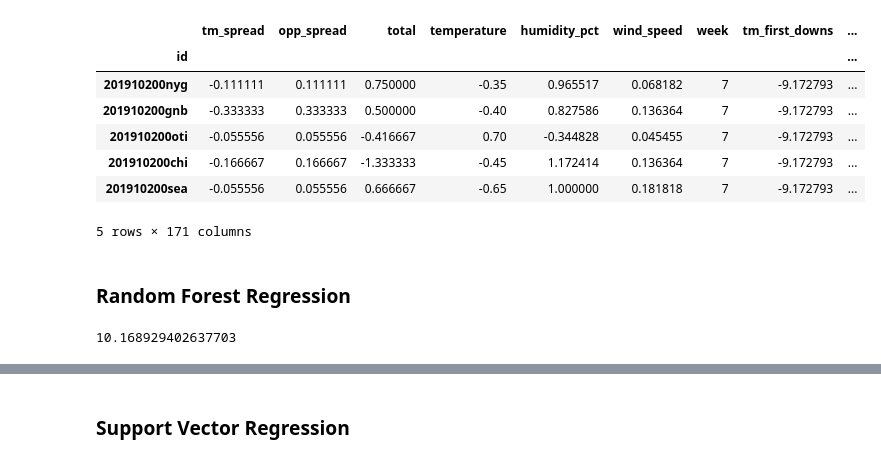
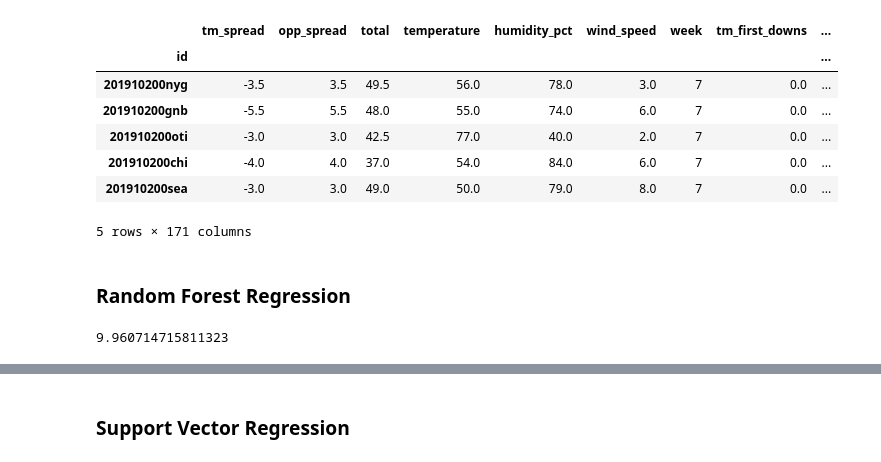
Before and after one commit to harshavardhan-patil/dont-bet-on-sports, a Jupyter notebook: notebooks/testing_w_vegas.ipynb, the cells around one changed output, grey strips where cells are left out. Saved outputs shown, nothing was run; the diff lists cells and outputs as text; code cells hidden in the pictures.

```diff
--- a/notebooks/testing_w_vegas.ipynb
+++ b/notebooks/testing_w_vegas.ipynb
@@ -6,8 +6,11 @@ from pathlib import Path
 import matplotlib.pyplot as plt
 from src.config import PROCESSED_DATA_DIR
 
-input_test_path: Path = PROCESSED_DATA_DIR / "testset.csv"
+scaled_train_path: Path = PROCESSED_DATA_DIR / "scaled" / "trainset.csv"
+scaled_test_path: Path = PROCESSED_DATA_DIR / "scaled" /"testset.csv"
+unscaled_train_path: Path = PROCESSED_DATA_DIR / "unscaled" / "trainset.csv"
+unscaled_test_path: Path = PROCESSED_DATA_DIR / "unscaled" /"testset.csv"
 
-df = pd.read_csv(str(input_test_path), index_col='id')
+df = pd.read_csv(str(unscaled_test_path), index_col='id')
 df.head()
 # %% [output]
@@ -15,10 +18,10 @@ df.head()
 |  | tm_spread | opp_spread | total | temperature | humidity_pct | wind_speed | week | tm_first_downs | ... |
 | id |  |  |  |  |  |  |  |  | ... |
-| 201910200nyg | -0.111111 | 0.111111 | 0.750000 | -0.35 | 0.965517 | 0.068182 | 7 | -9.172793 | ... |
-| 201910200gnb | -0.333333 | 0.333333 | 0.500000 | -0.40 | 0.827586 | 0.136364 | 7 | -9.172793 | ... |
-| 201910200oti | -0.055556 | 0.055556 | -0.416667 | 0.70 | -0.344828 | 0.045455 | 7 | -9.172793 | ... |
-| 201910200chi | -0.166667 | 0.166667 | -1.333333 | -0.45 | 1.172414 | 0.136364 | 7 | -9.172793 | ... |
-| 201910200sea | -0.055556 | 0.055556 | 0.666667 | -0.65 | 1.000000 | 0.181818 | 7 | -9.172793 | ... |
+| 201910200nyg | -3.5 | 3.5 | 49.5 | 56.0 | 78.0 | 3.0 | 7 | 0.0 | ... |
+| 201910200gnb | -5.5 | 5.5 | 48.0 | 55.0 | 74.0 | 6.0 | 7 | 0.0 | ... |
+| 201910200oti | -3.0 | 3.0 | 42.5 | 77.0 | 40.0 | 2.0 | 7 | 0.0 | ... |
+| 201910200chi | -4.0 | 4.0 | 37.0 | 54.0 | 84.0 | 6.0 | 7 | 0.0 | ... |
+| 201910200sea | -3.0 | 3.0 | 49.0 | 50.0 | 79.0 | 8.0 | 7 | 0.0 | ... |
 5 rows × 171 columns
 # %% [markdown]
 ### Random Forest Regression
@@ -32,4 +35,4 @@ from sklearn.metrics import mean_absolute_error as mae
 rfr_mae = mae(df['r_spread'], rfr_results)
 print(rfr_mae)
 # %% [output]
-10.168929402637703
+9.960714715811323
```
Also changed, not shown: parts of 7 cells of this notebook, 23 other files.
